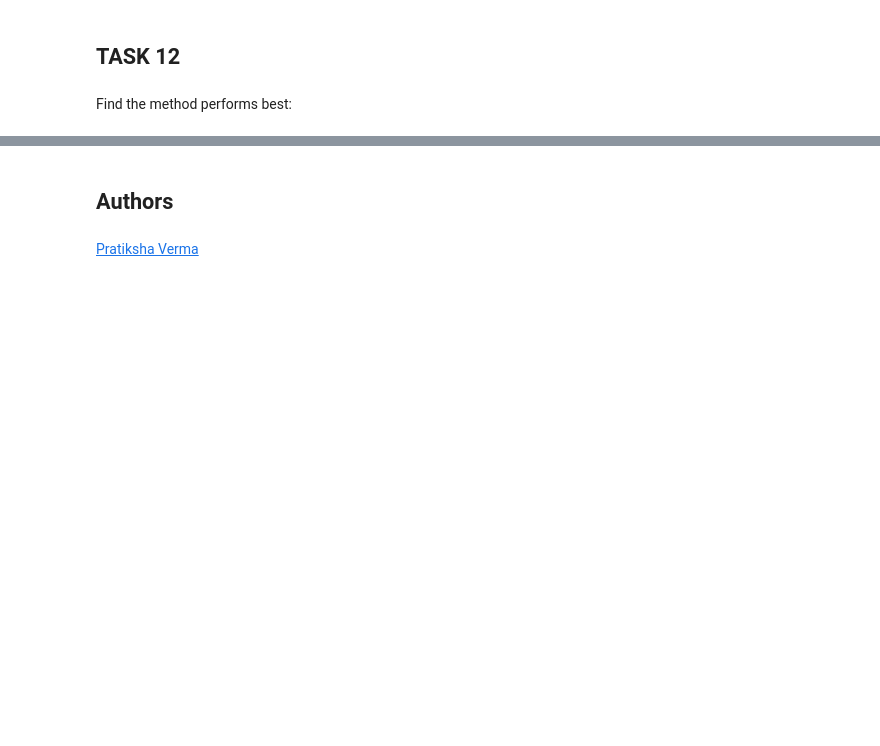
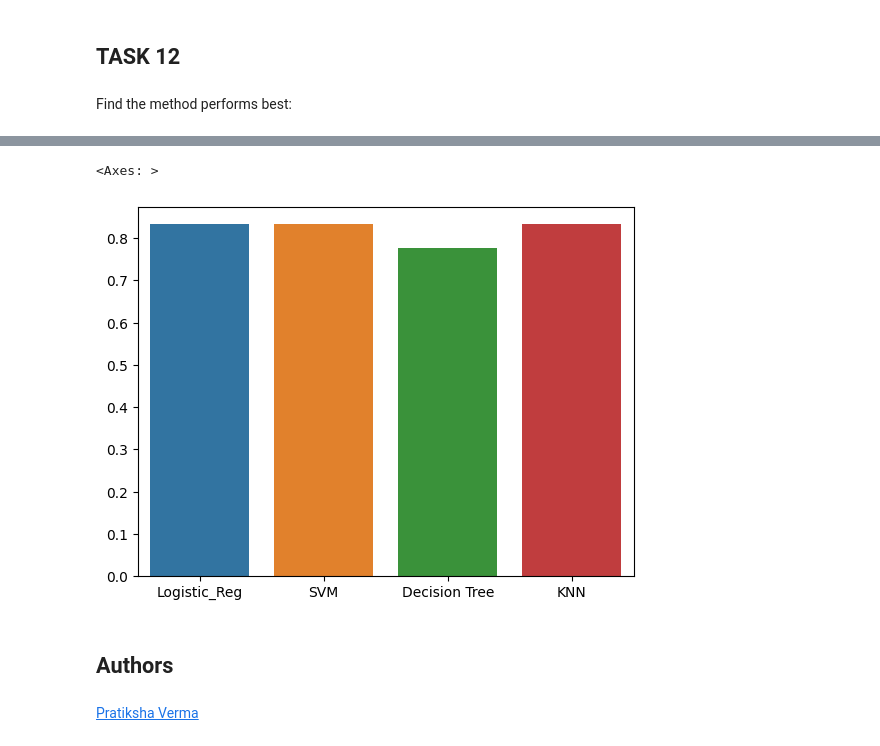
Before and after one commit to miladistic/ibm-data-science-course, a Jupyter notebook: Applied-Data-Science/07_SpaceX_Machine_Learning_Prediction.ipynb, the cells around one changed output, grey strips where cells are left out. Cells and saved outputs as stored; diff of their text form; code cells hidden in the pictures; blank space fills up the shorter version.

```diff
--- a/Applied-Data-Science/07_SpaceX_Machine_Learning_Prediction.ipynb
+++ b/Applied-Data-Science/07_SpaceX_Machine_Learning_Prediction.ipynb
@@ -359,3 +361,8 @@ Report
+# %%
+sns.barplot(Report)
+# %% [output]
+<Axes: >
+[figure, added]
 # %% [markdown]
 ## Authors
 # %% [markdown]
```
Also changed, not shown: parts of 6 cells of this notebook.
